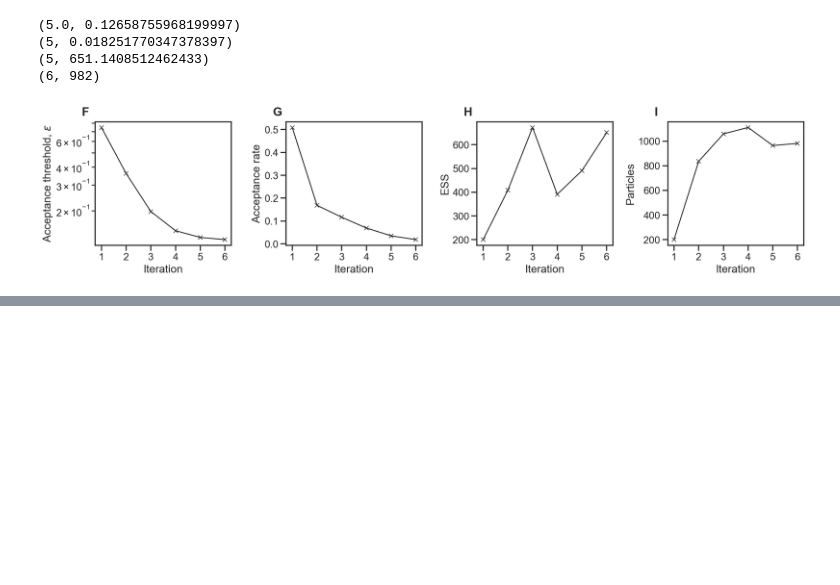
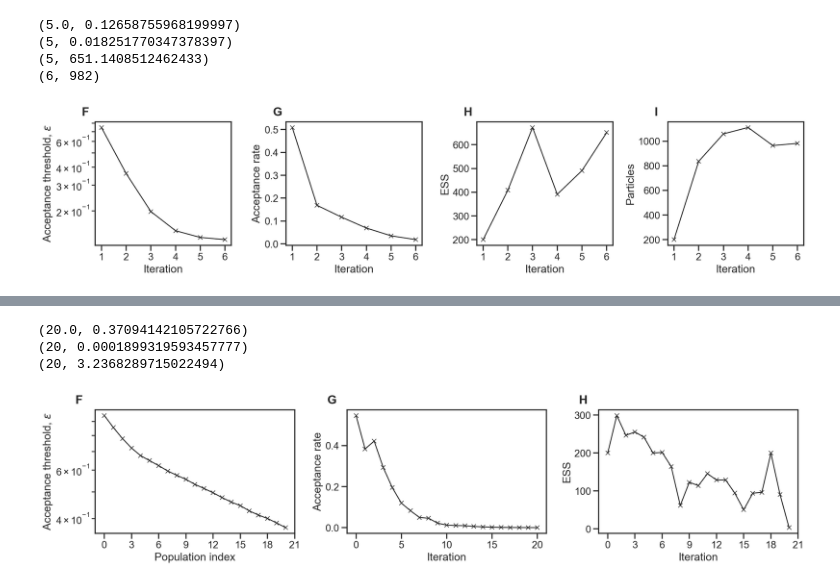
Before and after one commit to yoavram-lab/Heatrisomy, a Jupyter notebook: src/notebooks/convergence.ipynb, the cells around one changed output, grey strips where cells are left out. Saved outputs shown, nothing was run; the diff lists cells and outputs as text; code cells hidden in the pictures; blank space fills up the shorter version.

```diff
--- a/src/notebooks/convergence.ipynb
+++ b/src/notebooks/convergence.ipynb
@@ -11,9 +13,9 @@ from pyabc.visualization import plot_kde_matrix_highlevel,plot_kde_matrix
 import matplotlib.pyplot as plt
 from pyabc.visualization import plot_kde_matrix_highlevel,plot_kde_matrix, plot_kde_2d
 
+path = '../../results'
 output_path = '../../figures'
-path = '/Users/adsurbum/sim-data/single-model-abc/new4'
-file_name = '2021-12-29-an200-k1'
+file_name = 'basic-prior'
 
 history = pyabc.History("sqlite:///{0}/{1}/{1}.db".format(path,file_name))
 history.get_all_populations()
@@ -143,3 +145,56 @@ WARNING:matplotlib.legend:No handles with labels found to put in legend.
 (5, 651.1408512462433)
 (6, 982)
 [figure]
+# %%
+## for extended prior
+
+
+def plotESS(history, size=(12,4)):
+    samples, weights = history.get_distribution(m=0, t=None)
+
+    fig, arr_ax = plt.subplots(1, 3, figsize=size)
+
+#     pyabc.visualization.plot_sample_numbers(history, ax=arr_ax[0])
+    ax = arr_ax[0]
+    pyabc.visualization.plot_epsilons(history, ax=ax, title = None)
+    ax.set_ylabel("Acceptance threshold, $\epsilon$");
+#     ax.set_xticks([0,1,2,3,4,5])
+#     ax.set_xticklabels([1,2,3,4,5,6])
+#     ax.set_xlabel("Iteration")
+    ax.text(-0.1, 1.05, 'F', transform=ax.transAxes, size=20, weight='bold')
+
+    ax = arr_ax[1]
+    pyabc.visualization.plot_acceptance_rates_trajectory(history, ax=ax, title = None)
+#     ax.set_xticks([0,1,2,3,4,5])
+#     ax.set_xticklabels([1,2,3,4,5,6])
+    ax.legend_ = None
+    ax.set_xlabel("Iteration")
+    ax.text(-0.1, 1.05, 'G', transform=ax.transAxes, size=20, weight='bold')
+
+    ax = arr_ax[2]
+    pyabc.visualization.plot_effective_sample_sizes(history, ax=ax, title = None)
+#     ax.set_xticks([0,1,2,3,4,5])
+#     ax.set_xticklabels([1,2,3,4,5,6])
+    ax.set_xlabel("Iteration")
+#     arr_ax[2].lines[0].set_linestyle('')
+    ax.text(-0.1, 1.05, 'H', transform=ax.transAxes, size=20, weight='bold')
+
+
+#     ax = arr_ax[3]
+#     populations = history.get_all_populations()
+#     ax.plot(range(20),populations[populations.t >= 0].particles.values,'x-')
+#     ax.set_ylabel("Particles");
+# #     ax.set_xticks([1,2,3,4,5,6])
+#     ax.set_xlabel("Iteration")
+#     ax.text(-0.1, 1.05, 'I', transform=ax.transAxes, size=20, weight='bold')
+
+
+    for ax in arr_ax:
+        print(list(zip(ax.lines[0].get_xdata(),ax.lines[0].get_ydata()))[-1])
+
+    fig.tight_layout()
+
+f = '2022-02-26-prior4-r1000' # 0.370941 epsilon #bug it is not 1000 reps, it is 100, rerun
+history = pyabc.History("sqlite:///{0}/{1}/{1}.db".format(path, f))
+plotESS(history, size = [18,4.4])
+# %% [output]
@@ -145,0 +202,4 @@ WARNING:matplotlib.legend:No handles with labels found to put in legend.
+(20.0, 0.37094142105722766)
+(20, 0.0001899319593457777)
+(20, 3.2368289715022494)
+[figure, added]
```
Also changed, not shown: parts of 4 cells of this notebook, 33 other files.
